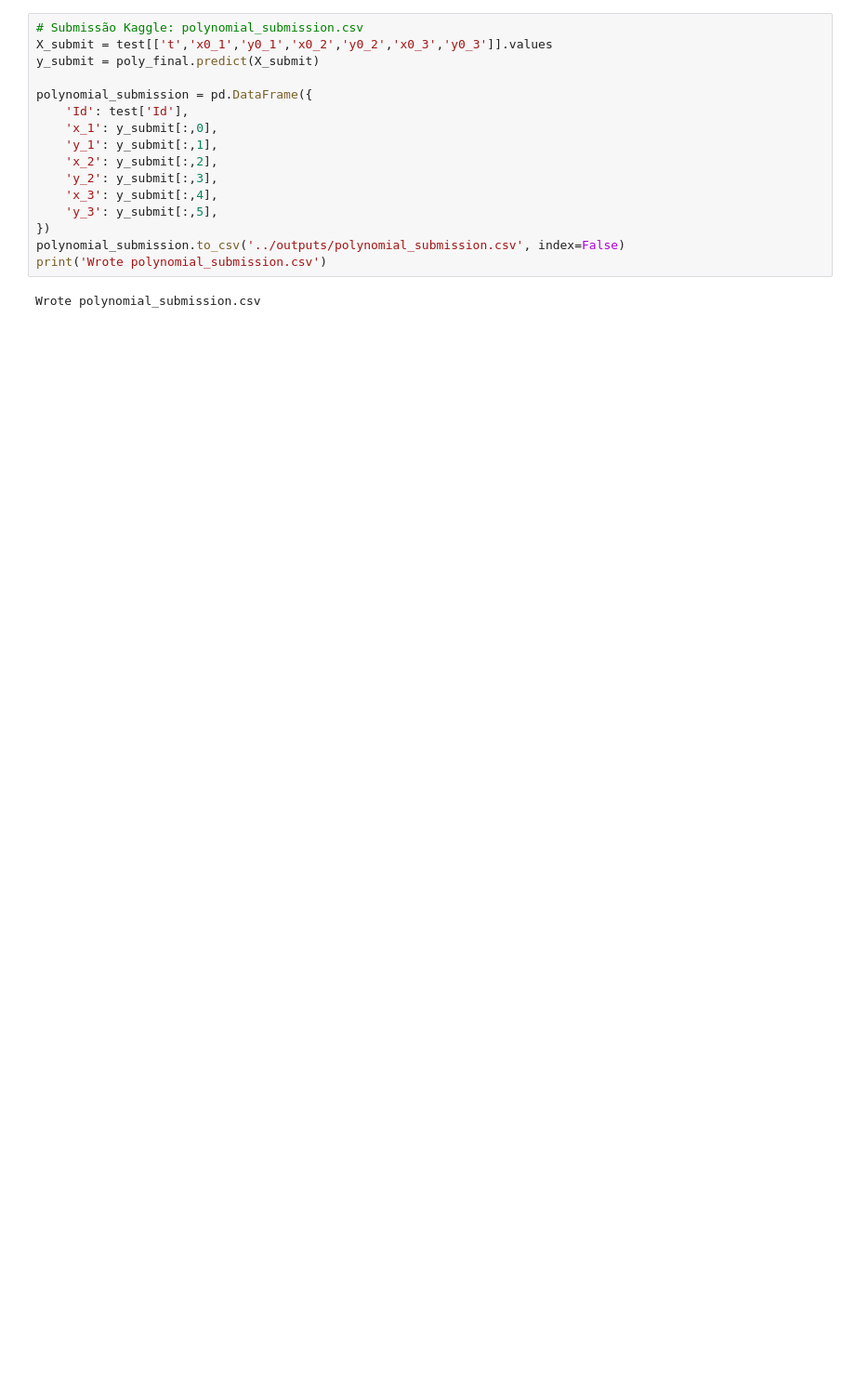
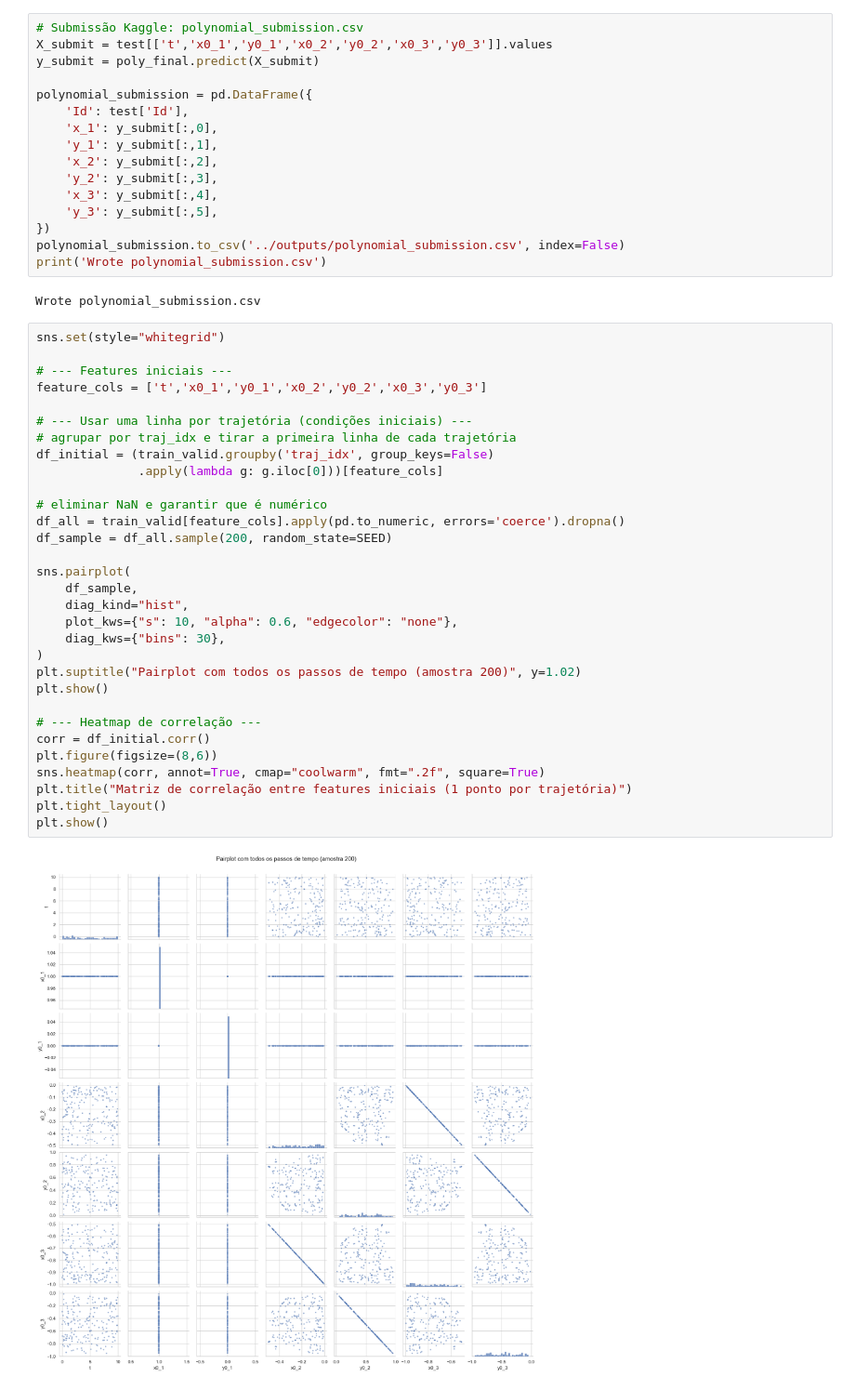
Before and after one commit to rodrxgo26/Projeto_A.A, a Jupyter notebook: notebooks/assignment_task1.ipynb, the cells around one changed output. Shown at 93% size. Cells and saved outputs as stored; diff of their text form; blank space fills up the shorter version.

```diff
--- a/notebooks/assignment_task1.ipynb
+++ b/notebooks/assignment_task1.ipynb
@@ -531,3 +531,36 @@ polynomial_submission.to_csv('../outputs/polynomial_submission.csv', index=False
 print('Wrote polynomial_submission.csv')
 # %% [output]
 Wrote polynomial_submission.csv
+# %%
+sns.set(style="whitegrid")
+
+# --- Features iniciais ---
+feature_cols = ['t','x0_1','y0_1','x0_2','y0_2','x0_3','y0_3']
+
+# --- Usar uma linha por trajetória (condições iniciais) ---
+# agrupar por traj_idx e tirar a primeira linha de cada trajetória
+df_initial = (train_valid.groupby('traj_idx', group_keys=False)
+              .apply(lambda g: g.iloc[0]))[feature_cols]
+
+# eliminar NaN e garantir que é numérico
+df_all = train_valid[feature_cols].apply(pd.to_numeric, errors='coerce').dropna()
+df_sample = df_all.sample(200, random_state=SEED)
+
+sns.pairplot(
+    df_sample,
+    diag_kind="hist",
+    plot_kws={"s": 10, "alpha": 0.6, "edgecolor": "none"},
+    diag_kws={"bins": 30},
+)
+plt.suptitle("Pairplot com todos os passos de tempo (amostra 200)", y=1.02)
+plt.show()
+
+# --- Heatmap de correlação ---
+corr = df_initial.corr()
+plt.figure(figsize=(8,6))
+sns.heatmap(corr, annot=True, cmap="coolwarm", fmt=".2f", square=True)
+plt.title("Matriz de correlação entre features iniciais (1 ponto por trajetória)")
+plt.tight_layout()
+plt.show()
+# %% [output]
+[figure, added]
```
Also changed, not shown: parts of 1 cell of this notebook.
